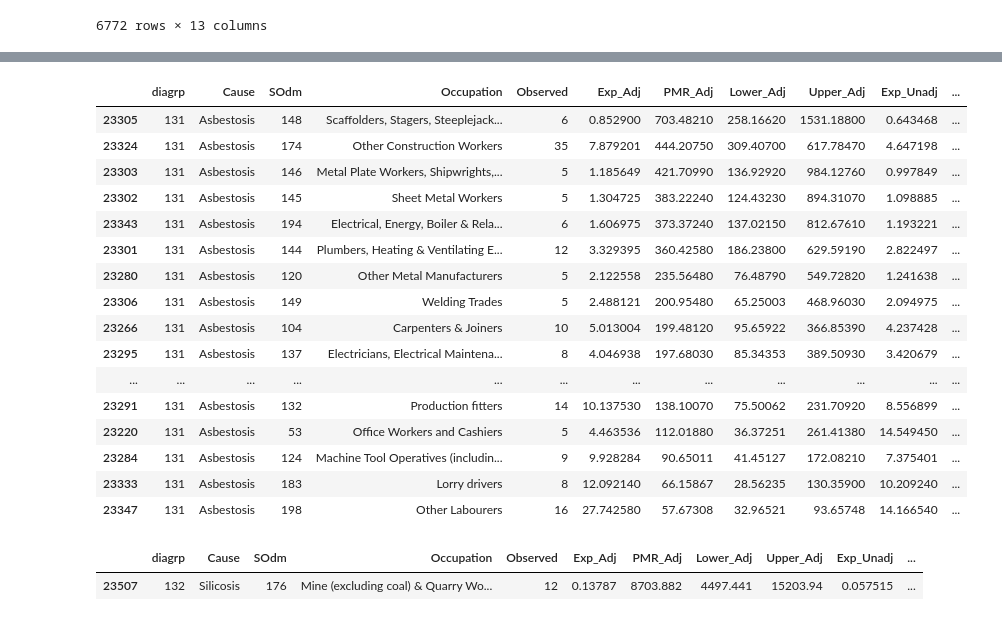
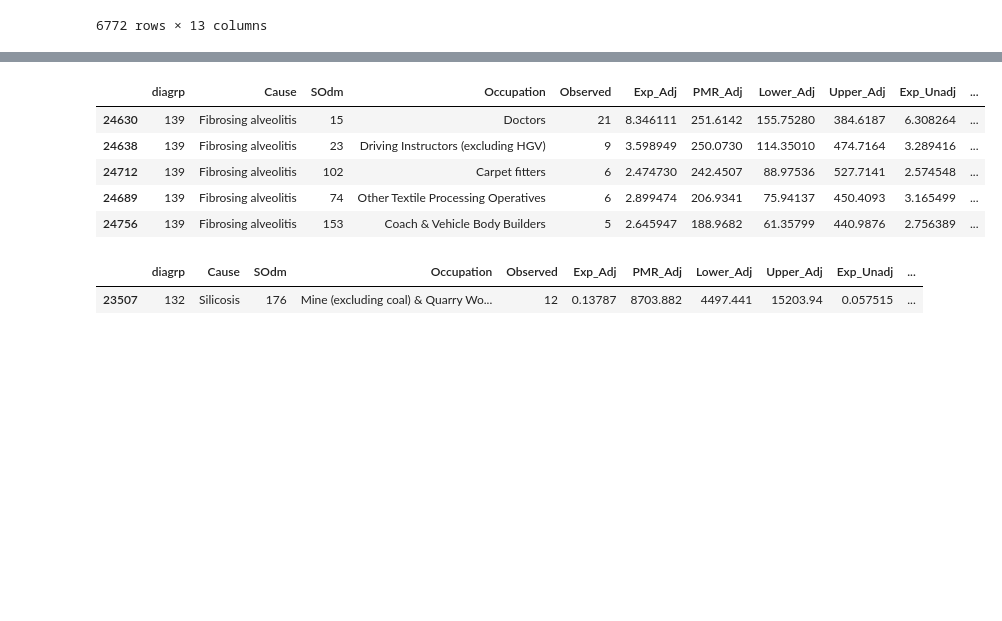
Before and after one commit to drcjar/jobdeaths, a Jupyter notebook: deathjobs.ipynb, the cells around one changed output, grey strips where cells are left out. Drawn from its saved outputs; the diff is of its cells as text; code cells hidden in the pictures; blank space fills up the shorter version.

```diff
--- a/deathjobs.ipynb
+++ b/deathjobs.ipynb
@@ -124,23 +118,12 @@ df[(df['Cause'] == 'Cancer of the pleura') & (df['Observed'] > 4)].sort('PMR_Adj
 # %%
-df[(df['Cause'] == 'Asbestosis') & (df['Observed'] > 4)].sort('PMR_Adj', ascending=False)
+df[(df['Cause'] == 'Fibrosing alveolitis') & (df['Observed'] > 4)].sort('PMR_Adj', ascending=False).head()
 # %% [output]
 |  | diagrp | Cause | SOdm | Occupation | Observed | Exp_Adj | PMR_Adj | Lower_Adj | Upper_Adj | Exp_Unadj | ... |
-| 23305 | 131 | Asbestosis | 148 | Scaffolders, Stagers, Steeplejack... | 6 | 0.852900 | 703.48210 | 258.16620 | 1531.18800 | 0.643468 | ... |
-| 23324 | 131 | Asbestosis | 174 | Other Construction Workers | 35 | 7.879201 | 444.20750 | 309.40700 | 617.78470 | 4.647198 | ... |
-| 23303 | 131 | Asbestosis | 146 | Metal Plate Workers, Shipwrights,... | 5 | 1.185649 | 421.70990 | 136.92920 | 984.12760 | 0.997849 | ... |
-| 23302 | 131 | Asbestosis | 145 | Sheet Metal Workers | 5 | 1.304725 | 383.22240 | 124.43230 | 894.31070 | 1.098885 | ... |
-| 23343 | 131 | Asbestosis | 194 | Electrical, Energy, Boiler & Rela... | 6 | 1.606975 | 373.37240 | 137.02150 | 812.67610 | 1.193221 | ... |
-| 23301 | 131 | Asbestosis | 144 | Plumbers, Heating & Ventilating E... | 12 | 3.329395 | 360.42580 | 186.23800 | 629.59190 | 2.822497 | ... |
-| 23280 | 131 | Asbestosis | 120 | Other Metal Manufacturers | 5 | 2.122558 | 235.56480 | 76.48790 | 549.72820 | 1.241638 | ... |
-| 23306 | 131 | Asbestosis | 149 | Welding Trades | 5 | 2.488121 | 200.95480 | 65.25003 | 468.96030 | 2.094975 | ... |
-| 23266 | 131 | Asbestosis | 104 | Carpenters & Joiners | 10 | 5.013004 | 199.48120 | 95.65922 | 366.85390 | 4.237428 | ... |
-| 23295 | 131 | Asbestosis | 137 | Electricians, Electrical Maintena... | 8 | 4.046938 | 197.68030 | 85.34353 | 389.50930 | 3.420679 | ... |
-| ... | ... | ... | ... | ... | ... | ... | ... | ... | ... | ... | ... |
-| 23291 | 131 | Asbestosis | 132 | Production fitters | 14 | 10.137530 | 138.10070 | 75.50062 | 231.70920 | 8.556899 | ... |
-| 23220 | 131 | Asbestosis | 53 | Office Workers and Cashiers | 5 | 4.463536 | 112.01880 | 36.37251 | 261.41380 | 14.549450 | ... |
-| 23284 | 131 | Asbestosis | 124 | Machine Tool Operatives (includin... | 9 | 9.928284 | 90.65011 | 41.45127 | 172.08210 | 7.375401 | ... |
-| 23333 | 131 | Asbestosis | 183 | Lorry drivers | 8 | 12.092140 | 66.15867 | 28.56235 | 130.35900 | 10.209240 | ... |
-| 23347 | 131 | Asbestosis | 198 | Other Labourers | 16 | 27.742580 | 57.67308 | 32.96521 | 93.65748 | 14.166540 | ... |
+| 24630 | 139 | Fibrosing alveolitis | 15 | Doctors | 21 | 8.346111 | 251.6142 | 155.75280 | 384.6187 | 6.308264 | ... |
+| 24638 | 139 | Fibrosing alveolitis | 23 | Driving Instructors (excluding HGV) | 9 | 3.598949 | 250.0730 | 114.35010 | 474.7164 | 3.289416 | ... |
+| 24712 | 139 | Fibrosing alveolitis | 102 | Carpet fitters | 6 | 2.474730 | 242.4507 | 88.97536 | 527.7141 | 2.574548 | ... |
+| 24689 | 139 | Fibrosing alveolitis | 74 | Other Textile Processing Operatives | 6 | 2.899474 | 206.9341 | 75.94137 | 450.4093 | 3.165499 | ... |
+| 24756 | 139 | Fibrosing alveolitis | 153 | Coach & Vehicle Body Builders | 5 | 2.645947 | 188.9682 | 61.35799 | 440.9876 | 2.756389 | ... |
 # %%
 df[(df['Cause'] == 'Silicosis') & (df['Observed'] > 4)].sort('PMR_Adj', ascending=False)
 # %% [output]
```
Also changed, not shown: parts of 17 cells of this notebook, 2 other files.
